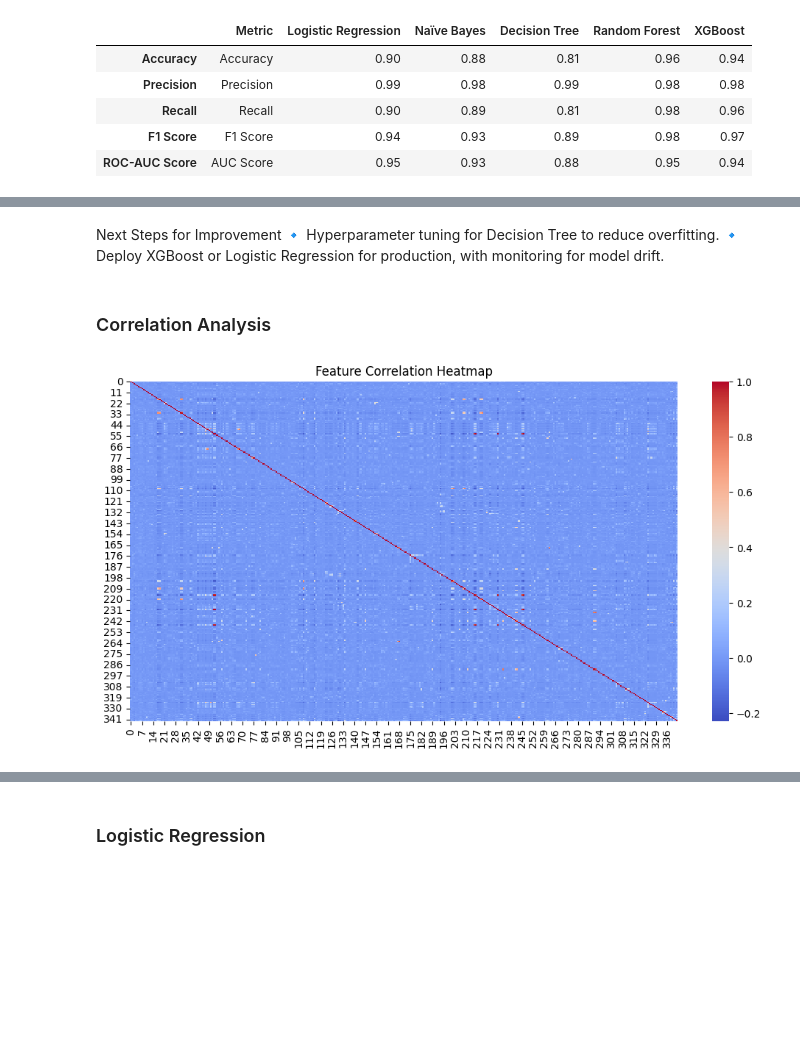
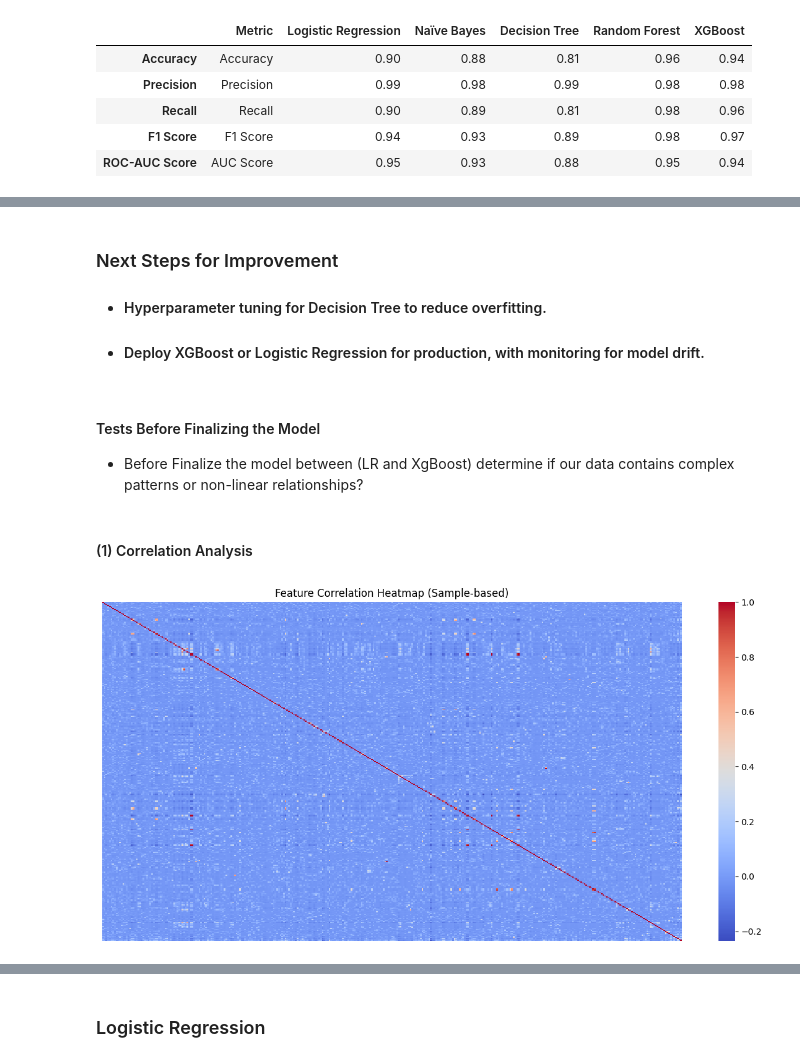
Before and after one commit to mkviswanadh/Sentiment_Based_Product_Recommendation_System, a Jupyter notebook: Capstone_v2.ipynb, the cells around one changed output, grey strips where cells are left out. Cells and saved outputs as stored; diff of their text form; code cells hidden in the pictures; blank space fills up the shorter version.

```diff
--- a/Capstone_v2.ipynb
+++ b/Capstone_v2.ipynb
@@ -1217,15 +1217,15 @@ Removed overlapping rows: 913
 X_train shape before: (23798, 2) -> after: (22885, 2)
 # %%
 # TF-IDF extraction from text feature
-vectorizer = TfidfVectorizer(
+tfidf_vectorizer = TfidfVectorizer(
     max_features=3000,
     min_df=0.01,
     max_df=0.8,
     ngram_range=(1, 2)
 )
 
-X_train_tfidf = vectorizer.fit_transform(X_train['cleaned_review'])
-X_test_tfidf = vectorizer.transform(X_test['cleaned_review'])
+X_train_tfidf = tfidf_vectorizer.fit_transform(X_train['cleaned_review'])
+X_test_tfidf = tfidf_vectorizer.transform(X_test['cleaned_review'])
 # %%
 from sklearn.preprocessing import MinMaxScaler
 from scipy.sparse import hstack
@@ -1868,33 +2040,48 @@ df_metrics
 # %%
 #!pip install xgboost
 # %% [markdown]
-Next Steps for Improvement
-🔹 Hyperparameter tuning for Decision Tree to reduce overfitting.
-🔹 Deploy XGBoost or Logistic Regression for production, with monitoring for model drift.
+### Next Steps for Improvement
+- #### Hyperparameter tuning for Decision Tree to reduce overfitting.
+- #### Deploy XGBoost or Logistic Regression for production, with monitoring for model drift.
+# %% [markdown]
+#### Tests Before Finalizing the Model
+- Before Finalize the model between (LR and XgBoost) determine if our data contains complex patterns or non-linear relationships?
 # %% [markdown]
-### Correlation Analysis
+#### (1) Correlation Analysis
 # %%
+import numpy as np
+import pandas as pd
+import matplotlib.pyplot as plt
 import seaborn as sns
-import matplotlib.pyplot as plt
+from scipy.sparse import issparse
 
-# Convert sparse matrix to dense array
-X_train_dense = X_train_resampled.toarray()
+# ---- Step 1: Sampling ----
+sample_size = 1000
 
-# Create DataFrame for correlation calculation
-df_train = pd.DataFrame(X_train_dense)
+if issparse(X_train_resampled):
+    if X_train_resampled.shape[0] > sample_size:
+        # Random row sample
+        sample_indices = np.random.choice(X_train_resampled.shape[0], sample_size, replace=False)
+        X_sample = X_train_resampled[sample_indices].toarray()
+    else:
+        X_sample = X_train_resampled.toarray()
+else:
+    X_sample = X_train_resampled.sample(n=min(sample_size, len(X_train_resampled)), replace=False)
 
-# Compute correlation matrix
-correlation_matrix = df_train.corr()
+# ---- Step 2: Create DataFrame ----
+df_sample = pd.DataFrame(X_sample)
 
-# Though we do the analysis on entire dataset, but we should run on sample instead
+# ---- Step 3: Compute correlation matrix ----
+correlation_matrix = df_sample.corr(method="pearson")
 
-# Visualize correlations
+# ---- Step 4: Plot heatmap ----
 plt.figure(figsize=(12, 6))
-sns.heatmap(correlation_matrix, annot=False, cmap="coolwarm")
-plt.title("Feature Correlation Heatmap")
+sns.heatmap(correlation_matrix, annot=False, cmap="coolwarm", xticklabels=False, yticklabels=False)
+plt.title("Feature Correlation Heatmap (Sample-based)")
+plt.tight_layout()
 plt.show()
 # %% [output]
-[figure, old version]
+[figure, new version]
 # %%
 print(correlation_matrix)
 # %% [output]
```
Also changed, not shown: parts of 147 cells of this notebook, 12 other files.
